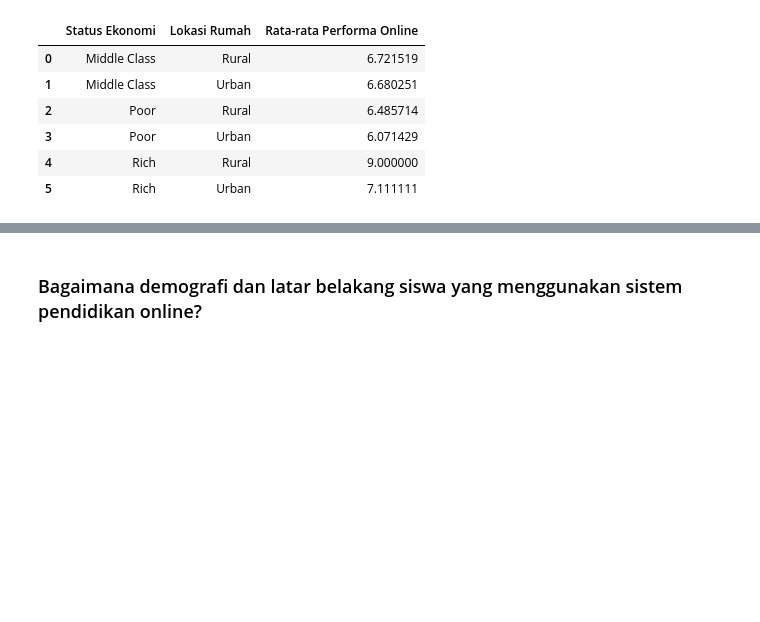
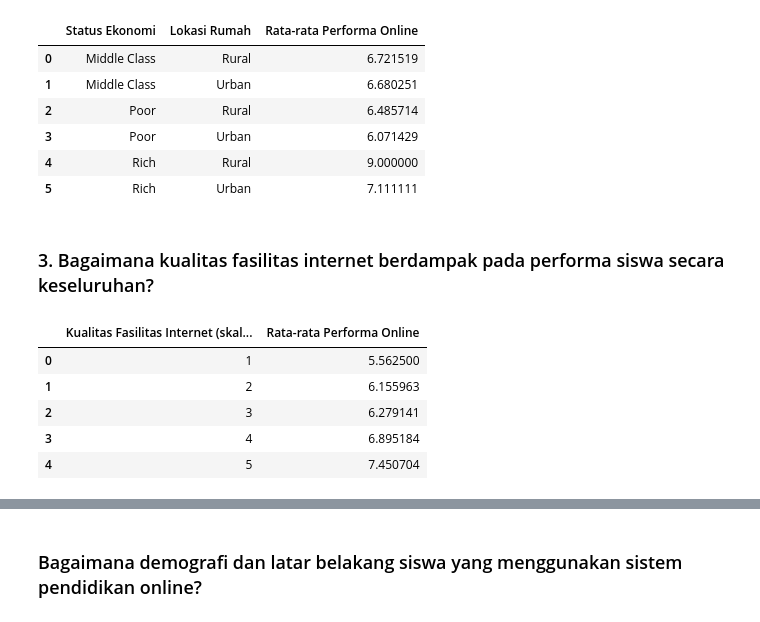
Before and after one commit to rizkiwijanarko/Student_Adaptability_on_E-Learning_Data_Analysis, a Jupyter notebook: E-Learning Data Analysis.ipynb, the cells around one changed output, grey strips where cells are left out. Saved outputs shown, nothing was run; the diff lists cells and outputs as text; code cells hidden in the pictures; blank space fills up the shorter version.

```diff
--- a/E-Learning Data Analysis.ipynb
+++ b/E-Learning Data Analysis.ipynb
@@ -273,4 +273,25 @@ performance_data
 | 3 | Poor | Urban | 6.071429 |
 | 4 | Rich | Rural | 9.000000 |
 | 5 | Rich | Urban | 7.111111 |
+# %% [markdown]
+### 3. Bagaimana kualitas fasilitas internet berdampak pada performa siswa secara keseluruhan?
+# %%
+# Mengelompokkan data berdasarkan kualitas fasilitas internet
+internet_facility_data = (df.groupby('Internet facility in your locality')
+                          .agg({'Performance in online': 'mean'})
+                          .reset_index()
+                          .rename(columns={
+
+    'Internet facility in your locality': 'Kualitas Fasilitas Internet (skala 1-5)',
+    'Performance in online': 'Rata-rata Performa Online'
+}))
+
+internet_facility_data
+# %% [output]
+|  | Kualitas Fasilitas Internet (skal... | Rata-rata Performa Online |
+| 0 | 1 | 5.562500 |
+| 1 | 2 | 6.155963 |
+| 2 | 3 | 6.279141 |
+| 3 | 4 | 6.895184 |
+| 4 | 5 | 7.450704 |
 # %% [markdown]
```
Also changed, not shown: parts of 5 cells of this notebook.
